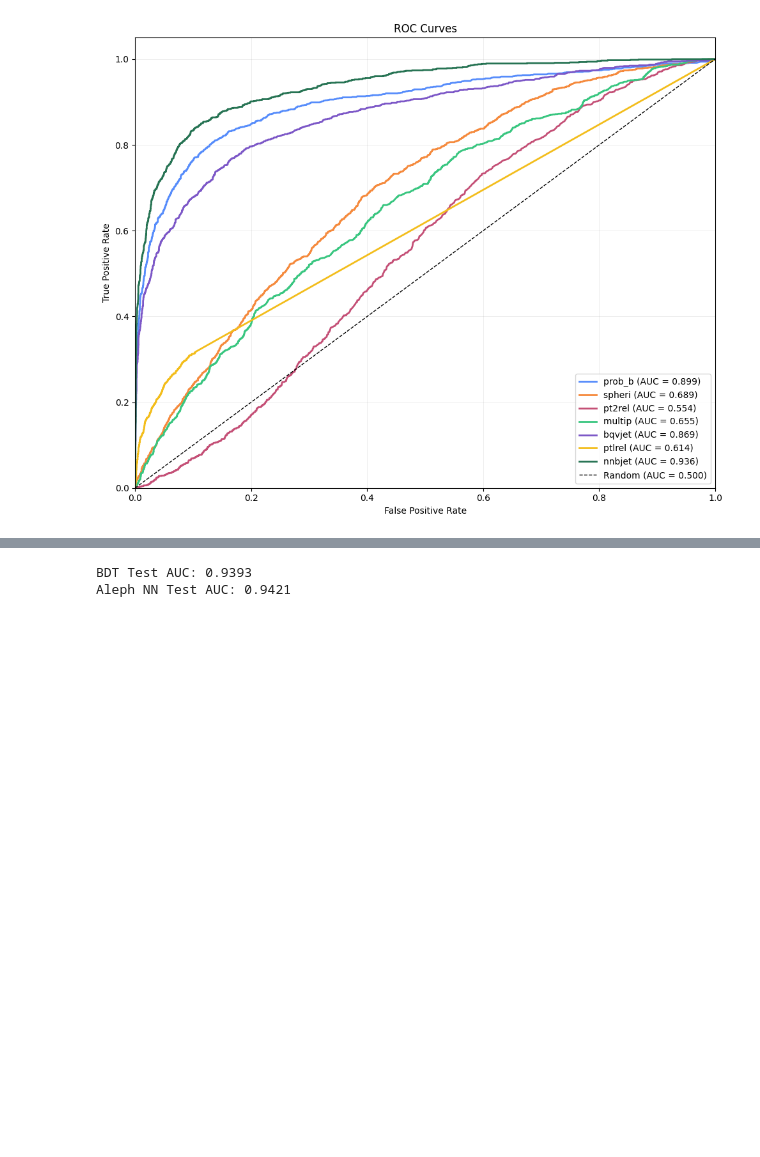
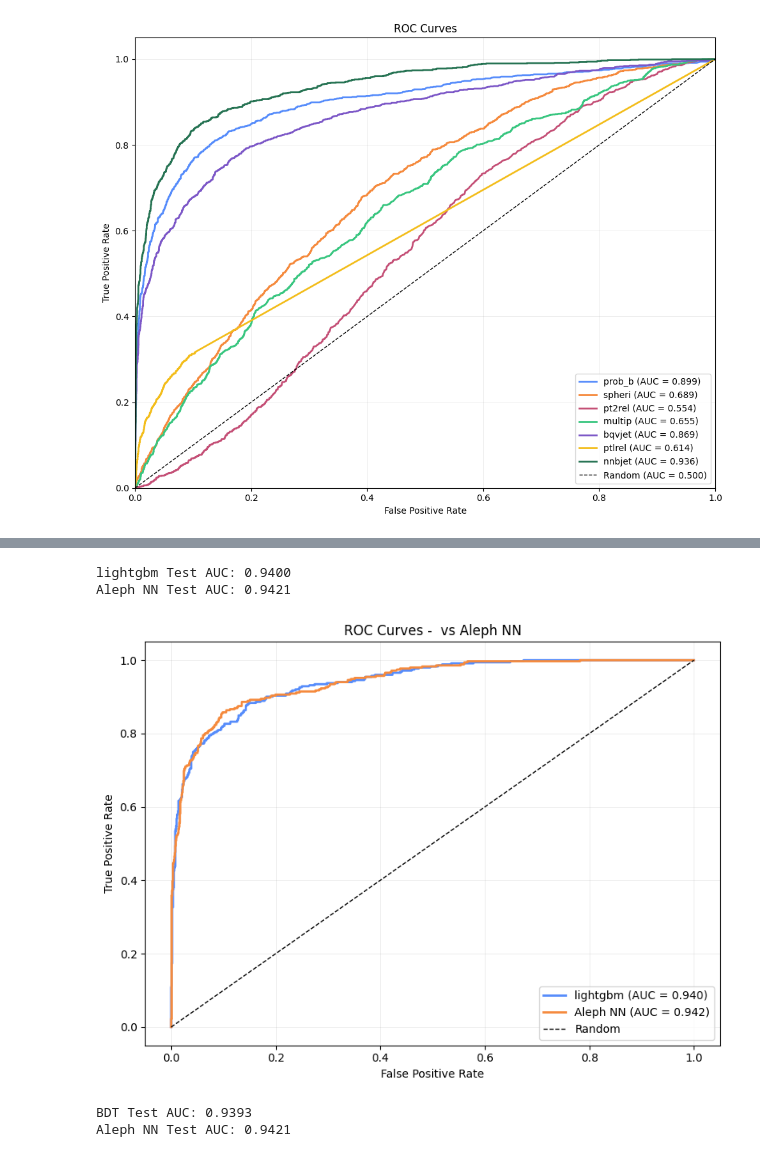
Before and after one commit to stupidodie/AppliedML2026, a Jupyter notebook: Week1/BjetSelection_original.ipynb, the cells around one changed output, grey strips where cells are left out. Saved outputs shown, nothing was run; the diff lists cells and outputs as text; code cells hidden in the pictures; blank space fills up the shorter version.

```diff
--- a/Week1/BjetSelection_original.ipynb
+++ b/Week1/BjetSelection_original.ipynb
@@ -252,3 +286,45 @@ fig.tight_layout()
+# %%
+# Try using from the demo code calling lightgbm
+from sklearn.model_selection import train_test_split
+from sklearn.metrics import roc_curve, auc
+import lightgbm as lgb
+X = data[['prob_b', 'spheri', 'pt2rel', 'multip', 'bqvjet', 'ptlrel']]
+y = data['isb']
+X_train, X_test, y_train, y_test = train_test_split(X, y, test_size=0.3, random_state=42)
+data_train = lgb.Dataset(X_train, label=y_train)
+params = {'objective': 'binary',
+          'boosting_type': 'gbdt',
+          'metric': 'binary_logloss',
+          'learning_rate': 0.01,
+          'num_leaves': 10,
+          'max_depth': 10,
+          'min_data': 10,
+          'verbose': 0,
+          'force_col_wise': True}
+
+lgb_clf = lgb.train(params, train_set=data_train, num_boost_round=300)
+y_proba = lgb_clf.predict(X_test.values)
+# calculating AUC
+fpr, tpr, _ = roc_curve(y_test, y_proba)
+roc_auc = auc(fpr, tpr)
+print(f"lightgbm Test AUC: {roc_auc:.4f}")
+fpr_nn, tpr_nn, _ = roc_curve(y_test, data.loc[X_test.index, 'nnbjet'])
+auc_nn = auc(fpr_nn, tpr_nn)
+print(f"Aleph NN Test AUC: {auc_nn:.4f}")
+fig, ax = plt.subplots(figsize=(8, 6))
+ax.plot(fpr, tpr, lw=2, label=f'lightgbm (AUC = {roc_auc:.3f})')
+ax.plot(fpr_nn, tpr_nn, lw=2, label=f'Aleph NN (AUC = {auc_nn:.3f})')
+ax.plot([0, 1], [0, 1], 'k--', lw=1, label='Random')
+ax.set_xlabel('False Positive Rate')
+ax.set_ylabel('True Positive Rate')
+ax.set_title('ROC Curves -  vs Aleph NN')
+ax.legend()
+ax.grid(True, alpha=0.3)
+fig.tight_layout()
+# %% [output]
+lightgbm Test AUC: 0.9400
+Aleph NN Test AUC: 0.9421
+[figure, added]
 # %%
 from sklearn.ensemble import GradientBoostingClassifier
 from sklearn.model_selection import train_test_split
```
Also changed, not shown: parts of 1 cell of this notebook, 1 other file.
